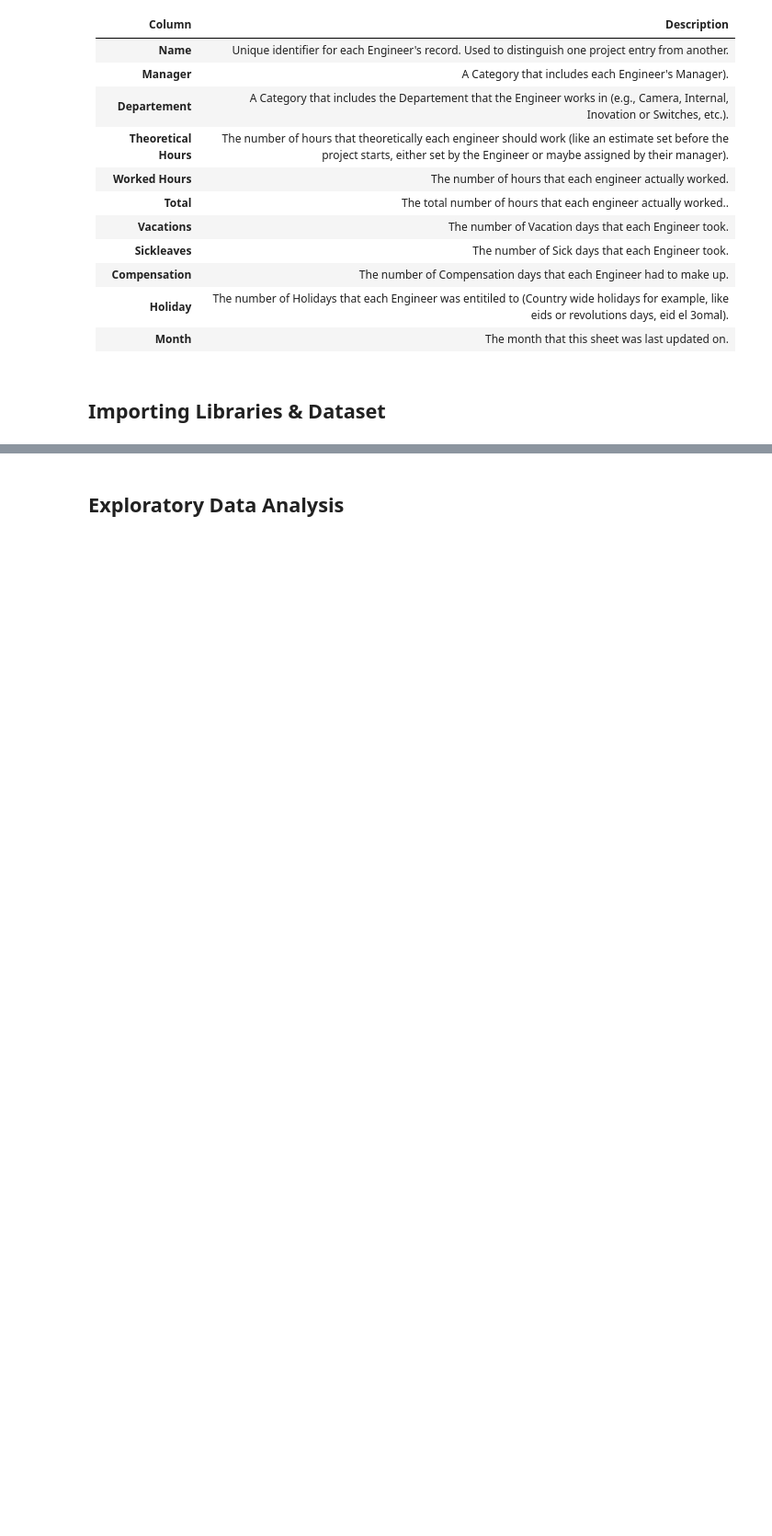
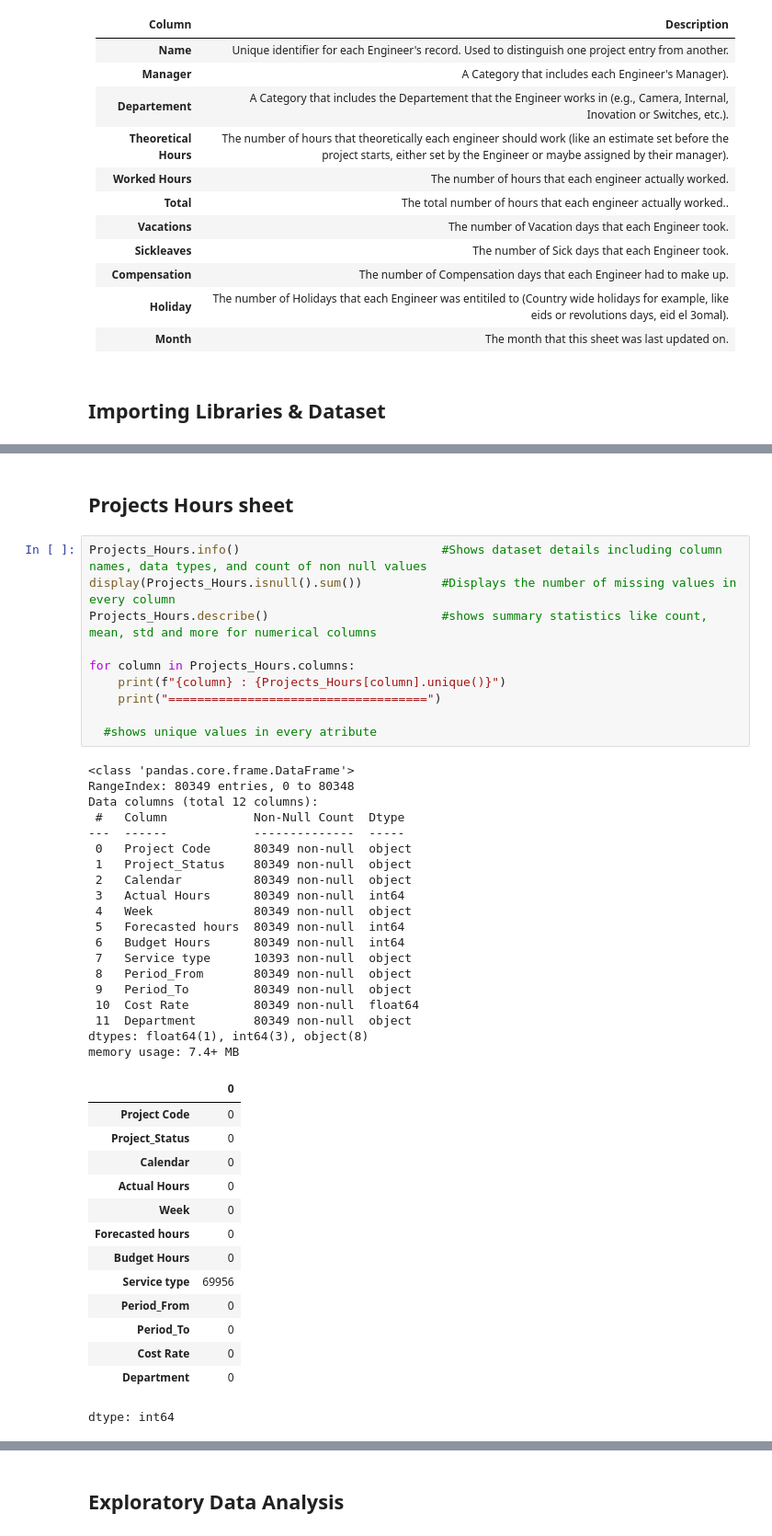
Before and after one commit to nada-2038/Valeo-BI-Business-Case, a Jupyter notebook: valeo-bi-case-study-git-program.ipynb, the cells around one changed output, grey strips where cells are left out. Shown at 92% size. Saved outputs shown, nothing was run; the diff lists cells and outputs as text; blank space fills up the shorter version.

```diff
--- a/valeo-bi-case-study-git-program.ipynb
+++ b/valeo-bi-case-study-git-program.ipynb
@@ -102,0 +175,46 @@ _Apply any data preprocessing and/or feature engineering below. Show/output the
+# %% [markdown]
+## **Projects Hours sheet**
+# %%
+Projects_Hours.info()                            #Shows dataset details including column names, data types, and count of non null values
+display(Projects_Hours.isnull().sum())           #Displays the number of missing values in every column
+Projects_Hours.describe()                        #shows summary statistics like count, mean, std and more for numerical columns
+
+for column in Projects_Hours.columns:
+    print(f"{column} : {Projects_Hours[column].unique()}")
+    print("====================================")
+
+  #shows unique values in every atribute
+# %% [output]
+<class 'pandas.core.frame.DataFrame'>
+RangeIndex: 80349 entries, 0 to 80348
+Data columns (total 12 columns):
+ #   Column            Non-Null Count  Dtype
+---  ------            --------------  -----
+ 0   Project Code      80349 non-null  object
+ 1   Project_Status    80349 non-null  object
+ 2   Calendar          80349 non-null  object
+ 3   Actual Hours      80349 non-null  int64
+ 4   Week              80349 non-null  object
+ 5   Forecasted hours  80349 non-null  int64
+ 6   Budget Hours      80349 non-null  int64
+ 7   Service type      10393 non-null  object
+ 8   Period_From       80349 non-null  object
+ 9   Period_To         80349 non-null  object
+ 10  Cost Rate         80349 non-null  float64
+ 11  Department        80349 non-null  object
+dtypes: float64(1), int64(3), object(8)
+memory usage: 7.4+ MB
+|  | 0 |
+| Project Code | 0 |
+| Project_Status | 0 |
+| Calendar | 0 |
+| Actual Hours | 0 |
+| Week | 0 |
+| Forecasted hours | 0 |
+| Budget Hours | 0 |
+| Service type | 69956 |
+| Period_From | 0 |
+| Period_To | 0 |
+| Cost Rate | 0 |
+| Department | 0 |
+dtype: int64
```
Also changed, not shown: parts of 19 cells of this notebook.
